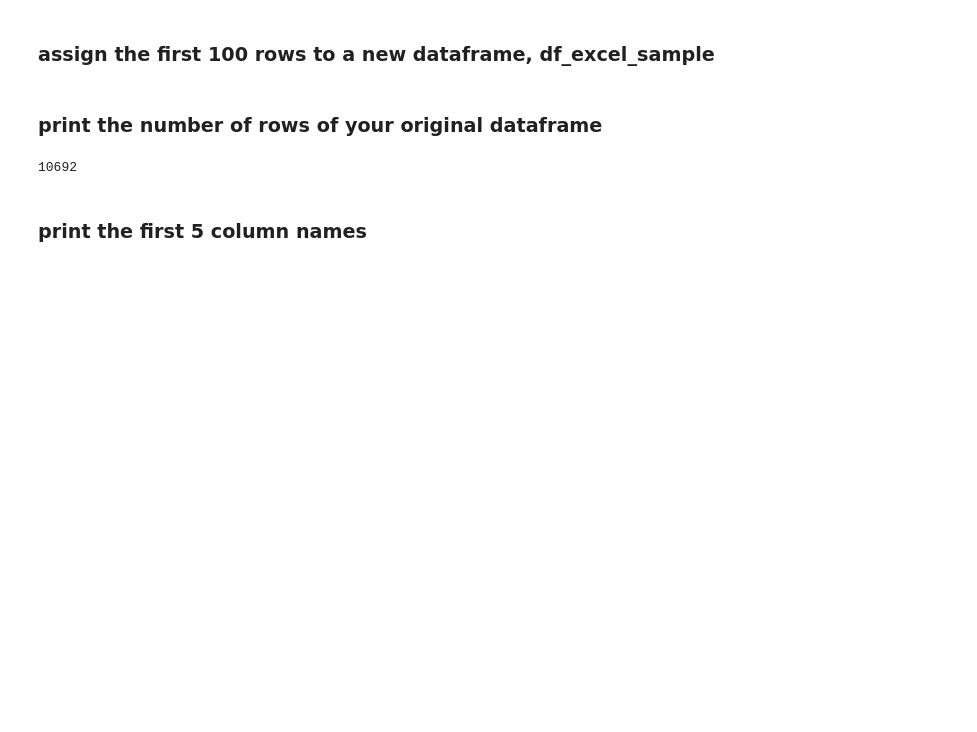
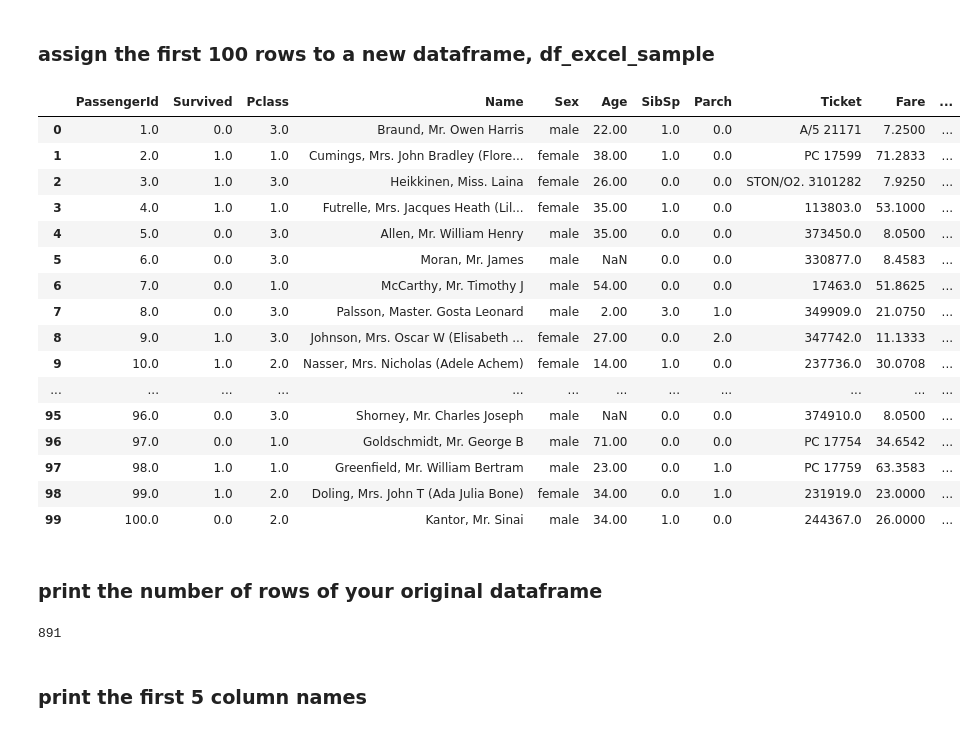
Before and after one commit to markydoug/classification-exercises, a Jupyter notebook: classification_exercises.ipynb, the cells around one changed output. Saved outputs shown, nothing was run; the diff lists cells and outputs as text; code cells hidden in the pictures; blank space fills up the shorter version.

```diff
--- a/classification_exercises.ipynb
+++ b/classification_exercises.ipynb
@@ -169,12 +164,31 @@ df_excel = pd.read_excel('train.xlsx')
 ### assign the first 100 rows to a new dataframe, df_excel_sample
 # %%
 df_excel_sample = df_excel.head(100)
+df_excel_sample
+# %% [output]
+|  | PassengerId | Survived | Pclass | Name | Sex | Age | SibSp | Parch | Ticket | Fare | ... |
+| 0 | 1.0 | 0.0 | 3.0 | Braund, Mr. Owen Harris | male | 22.00 | 1.0 | 0.0 | A/5 21171 | 7.2500 | ... |
+| 1 | 2.0 | 1.0 | 1.0 | Cumings, Mrs. John Bradley (Flore... | female | 38.00 | 1.0 | 0.0 | PC 17599 | 71.2833 | ... |
+| 2 | 3.0 | 1.0 | 3.0 | Heikkinen, Miss. Laina | female | 26.00 | 0.0 | 0.0 | STON/O2. 3101282 | 7.9250 | ... |
+| 3 | 4.0 | 1.0 | 1.0 | Futrelle, Mrs. Jacques Heath (Lil... | female | 35.00 | 1.0 | 0.0 | 113803.0 | 53.1000 | ... |
+| 4 | 5.0 | 0.0 | 3.0 | Allen, Mr. William Henry | male | 35.00 | 0.0 | 0.0 | 373450.0 | 8.0500 | ... |
+| 5 | 6.0 | 0.0 | 3.0 | Moran, Mr. James | male | NaN | 0.0 | 0.0 | 330877.0 | 8.4583 | ... |
+| 6 | 7.0 | 0.0 | 1.0 | McCarthy, Mr. Timothy J | male | 54.00 | 0.0 | 0.0 | 17463.0 | 51.8625 | ... |
+| 7 | 8.0 | 0.0 | 3.0 | Palsson, Master. Gosta Leonard | male | 2.00 | 3.0 | 1.0 | 349909.0 | 21.0750 | ... |
+| 8 | 9.0 | 1.0 | 3.0 | Johnson, Mrs. Oscar W (Elisabeth ... | female | 27.00 | 0.0 | 2.0 | 347742.0 | 11.1333 | ... |
+| 9 | 10.0 | 1.0 | 2.0 | Nasser, Mrs. Nicholas (Adele Achem) | female | 14.00 | 1.0 | 0.0 | 237736.0 | 30.0708 | ... |
+| ... | ... | ... | ... | ... | ... | ... | ... | ... | ... | ... | ... |
+| 95 | 96.0 | 0.0 | 3.0 | Shorney, Mr. Charles Joseph | male | NaN | 0.0 | 0.0 | 374910.0 | 8.0500 | ... |
+| 96 | 97.0 | 0.0 | 1.0 | Goldschmidt, Mr. George B | male | 71.00 | 0.0 | 0.0 | PC 17754 | 34.6542 | ... |
+| 97 | 98.0 | 1.0 | 1.0 | Greenfield, Mr. William Bertram | male | 23.00 | 0.0 | 1.0 | PC 17759 | 63.3583 | ... |
+| 98 | 99.0 | 1.0 | 2.0 | Doling, Mrs. John T (Ada Julia Bone) | female | 34.00 | 0.0 | 1.0 | 231919.0 | 23.0000 | ... |
+| 99 | 100.0 | 0.0 | 2.0 | Kantor, Mr. Sinai | male | 34.00 | 1.0 | 0.0 | 244367.0 | 26.0000 | ... |
 # %% [markdown]
 ### print the number of rows of your original dataframe
 # %%
-df_excel.size
+df_excel.index.size
 # %% [output]
-10692
+891
 # %% [markdown]
 ### print the first 5 column names
 # %%
```
Also changed, not shown: parts of 2 cells of this notebook.
